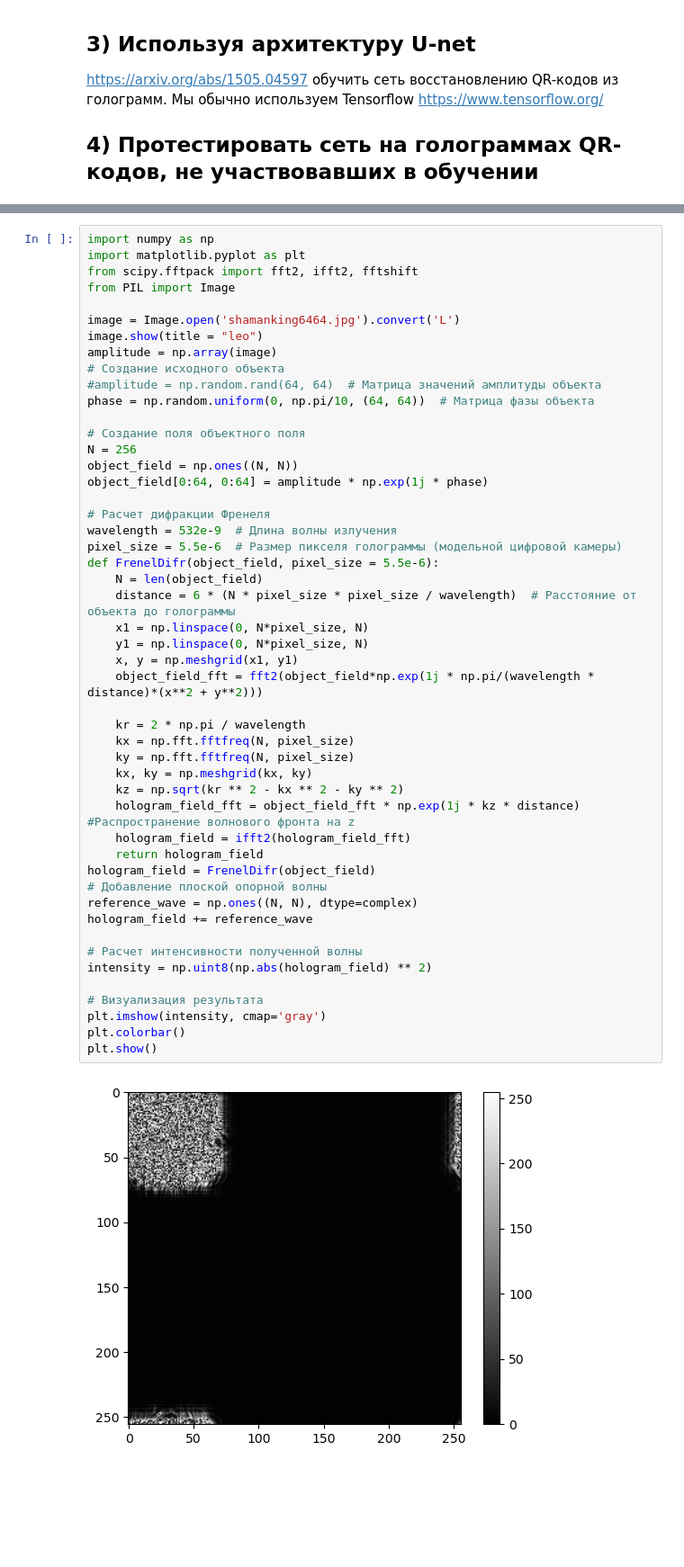
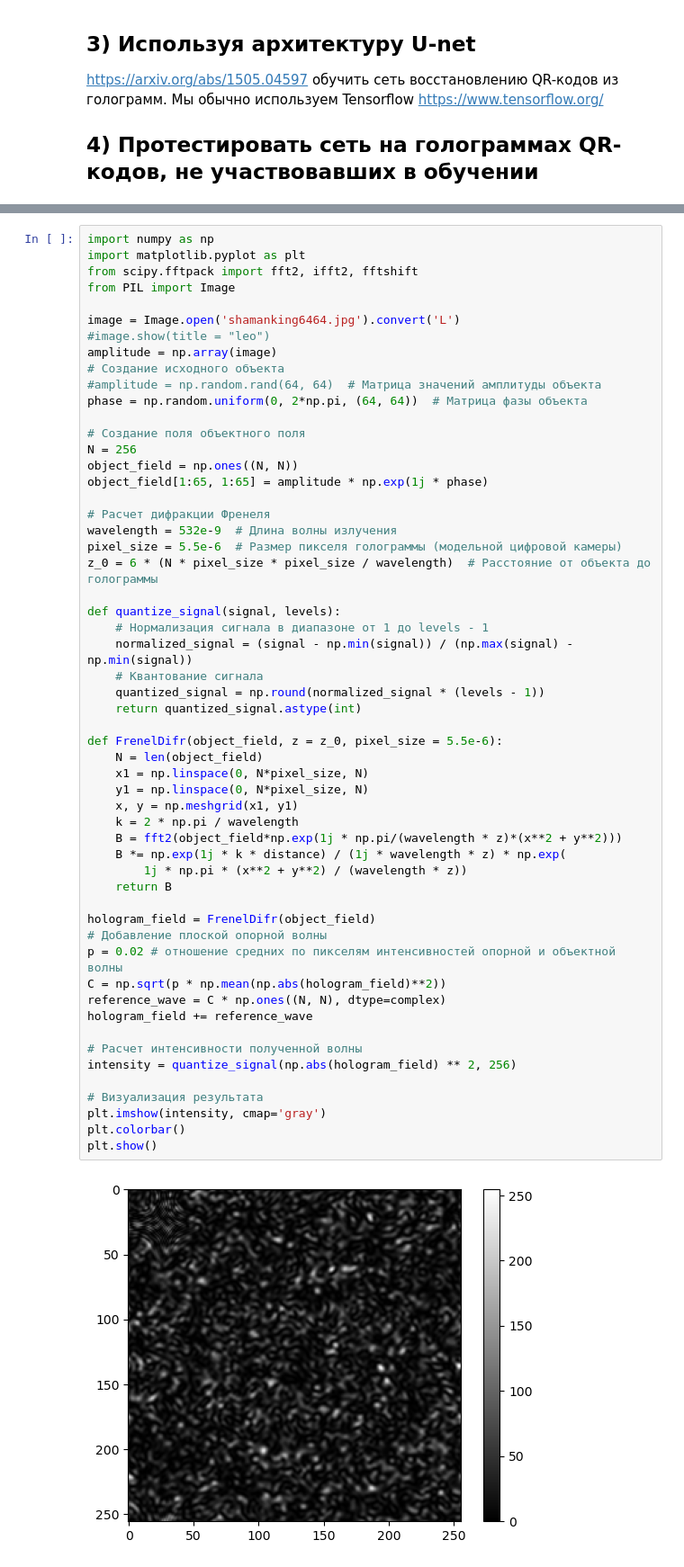
Before and after one commit to DrozdovMK/Hologram, a Jupyter notebook: InternTest.ipynb, the cells around one changed output, grey strips where cells are left out. Shown at 90% size. Saved outputs shown, nothing was run; the diff lists cells and outputs as text; blank space fills up the shorter version.

Commit message:
First version, that i;ve sent to PA (wrong pixels i thing)

```diff
--- a/InternTest.ipynb
+++ b/InternTest.ipynb
@@ -47,47 +48,53 @@ from scipy.fftpack import fft2, ifft2, fftshift
 from PIL import Image
 
 image = Image.open('shamanking6464.jpg').convert('L')
-image.show(title = "leo")
+#image.show(title = "leo")
 amplitude = np.array(image)
 # Создание исходного объекта
 #amplitude = np.random.rand(64, 64)  # Матрица значений амплитуды объекта
-phase = np.random.uniform(0, np.pi/10, (64, 64))  # Матрица фазы объекта
+phase = np.random.uniform(0, 2*np.pi, (64, 64))  # Матрица фазы объекта
 
 # Создание поля объектного поля
 N = 256
 object_field = np.ones((N, N))
-object_field[0:64, 0:64] = amplitude * np.exp(1j * phase)
+object_field[1:65, 1:65] = amplitude * np.exp(1j * phase)
 
 # Расчет дифракции Френеля
 wavelength = 532e-9  # Длина волны излучения
 pixel_size = 5.5e-6  # Размер пикселя голограммы (модельной цифровой камеры)
-def FrenelDifr(object_field, pixel_size = 5.5e-6):
+z_0 = 6 * (N * pixel_size * pixel_size / wavelength)  # Расстояние от объекта до голограммы
+
+def quantize_signal(signal, levels):
+    # Нормализация сигнала в диапазоне от 1 до levels - 1
+    normalized_signal = (signal - np.min(signal)) / (np.max(signal) - np.min(signal))
+    # Квантование сигнала
+    quantized_signal = np.round(normalized_signal * (levels - 1))
+    return quantized_signal.astype(int)
+
+def FrenelDifr(object_field, z = z_0, pixel_size = 5.5e-6):
     N = len(object_field)
-    distance = 6 * (N * pixel_size * pixel_size / wavelength)  # Расстояние от объекта до голограммы
     x1 = np.linspace(0, N*pixel_size, N)
     y1 = np.linspace(0, N*pixel_size, N)
     x, y = np.meshgrid(x1, y1)
-    object_field_fft = fft2(object_field*np.exp(1j * np.pi/(wavelength * distance)*(x**2 + y**2)))
+    k = 2 * np.pi / wavelength
+    B = fft2(object_field*np.exp(1j * np.pi/(wavelength * z)*(x**2 + y**2)))
+    B *= np.exp(1j * k * distance) / (1j * wavelength * z) * np.exp(
+        1j * np.pi * (x**2 + y**2) / (wavelength * z))
+    return B
 
-    kr = 2 * np.pi / wavelength
-    kx = np.fft.fftfreq(N, pixel_size)
-    ky = np.fft.fftfreq(N, pixel_size)
-    kx, ky = np.meshgrid(kx, ky)
-    kz = np.sqrt(kr ** 2 - kx ** 2 - ky ** 2)
-    hologram_field_fft = object_field_fft * np.exp(1j * kz * distance) #Распространение волнового фронта на z
-    hologram_field = ifft2(hologram_field_fft)
-    return hologram_field
 hologram_field = FrenelDifr(object_field)
 # Добавление плоской опорной волны
-reference_wave = np.ones((N, N), dtype=complex)
+p = 0.02 # отношение средних по пикселям интенсивностей опорной и объектной волны
+C = np.sqrt(p * np.mean(np.abs(hologram_field)**2))
+reference_wave = C * np.ones((N, N), dtype=complex)
 hologram_field += reference_wave
 
 # Расчет интенсивности полученной волны
-intensity = np.uint8(np.abs(hologram_field) ** 2)
+intensity = quantize_signal(np.abs(hologram_field) ** 2, 256)
 
 # Визуализация результата
 plt.imshow(intensity, cmap='gray')
 plt.colorbar()
 plt.show()
 # %% [output]
-[figure, old version]
+[figure, new version]
```
Also changed, not shown: parts of 5 cells of this notebook.
